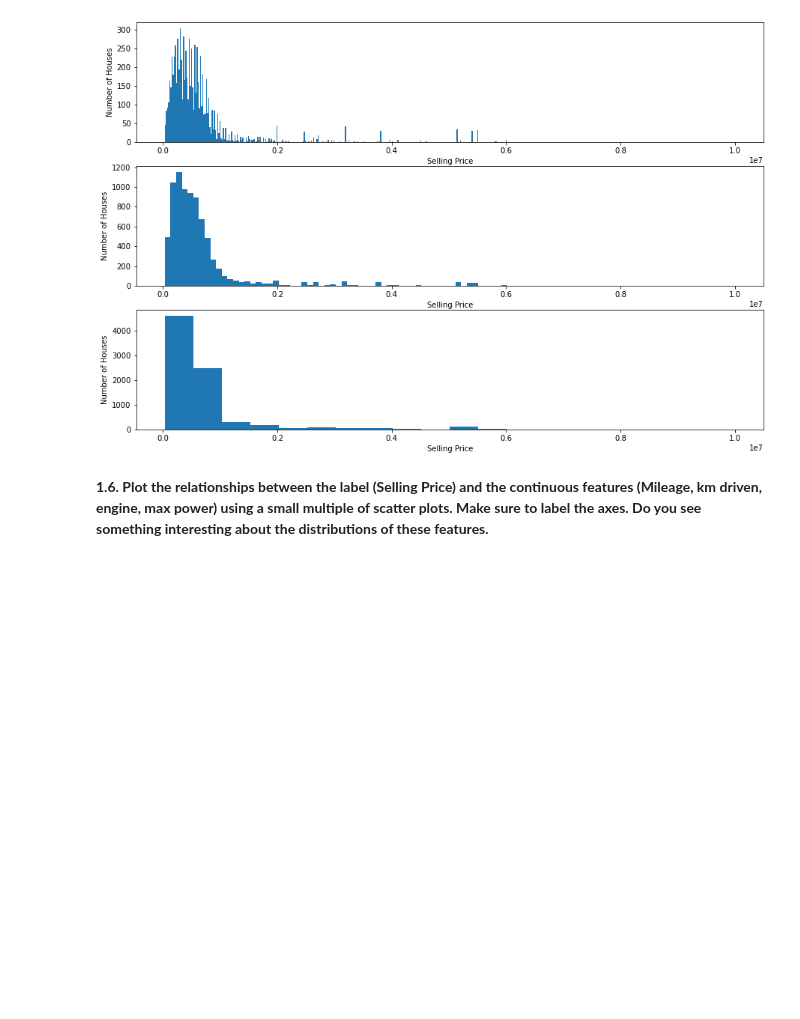
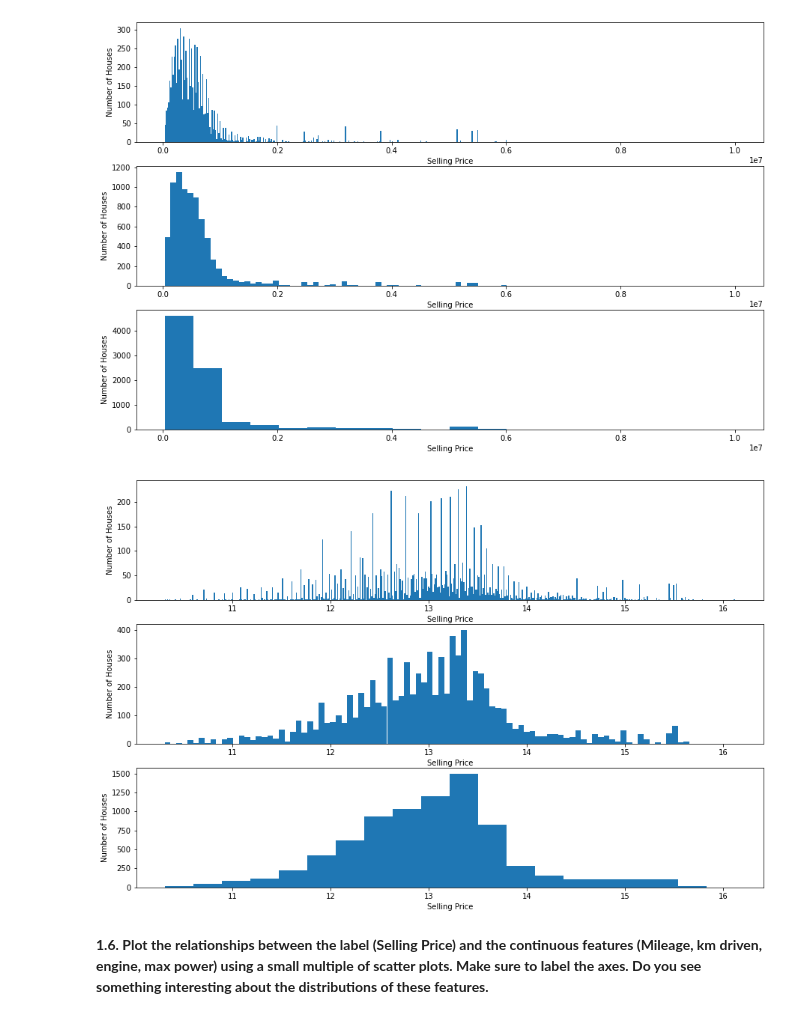
Before and after one commit to ekumar96/AppliedML_Project1-Linear_Logistic_SVM, a Jupyter notebook: HomeWork_1_Spring_22.ipynb, the cells around one changed output. Saved outputs shown, nothing was run; the diff lists cells and outputs as text; code cells hidden in the pictures; blank space fills up the shorter version.

```diff
--- a/HomeWork_1_Spring_22.ipynb
+++ b/HomeWork_1_Spring_22.ipynb
@@ -241,6 +241,16 @@ for index, binSize in enumerate(binSizes):
     axs[index].set(xlabel="Selling Price", ylabel="Number of Houses")
 # %% [output]
 [figure]
+# %%
+binSizes = [500,100,20]
+figure, axs = plt.subplots(3, 1, figsize = (15, 10))
+for index, binSize in enumerate(binSizes):
+    axs[index].hist(np.log(auto_mpg_y), bins=binSize)
+    axs[index].set(xlabel="Selling Price", ylabel="Number of Houses")
+
+auto_mpg_y = np.log(auto_mpg_y)
+# %% [output]
+[figure, added]
 # %% [markdown]
 **1.6. Plot the relationships between the label (Selling Price) and the continuous features (Mileage, km driven, engine, max power) using a small multiple of scatter plots.
 Make sure to label the axes. Do you see something interesting about the distributions of these features.**
```
Also changed, not shown: parts of 16 cells of this notebook, 2 other files.
